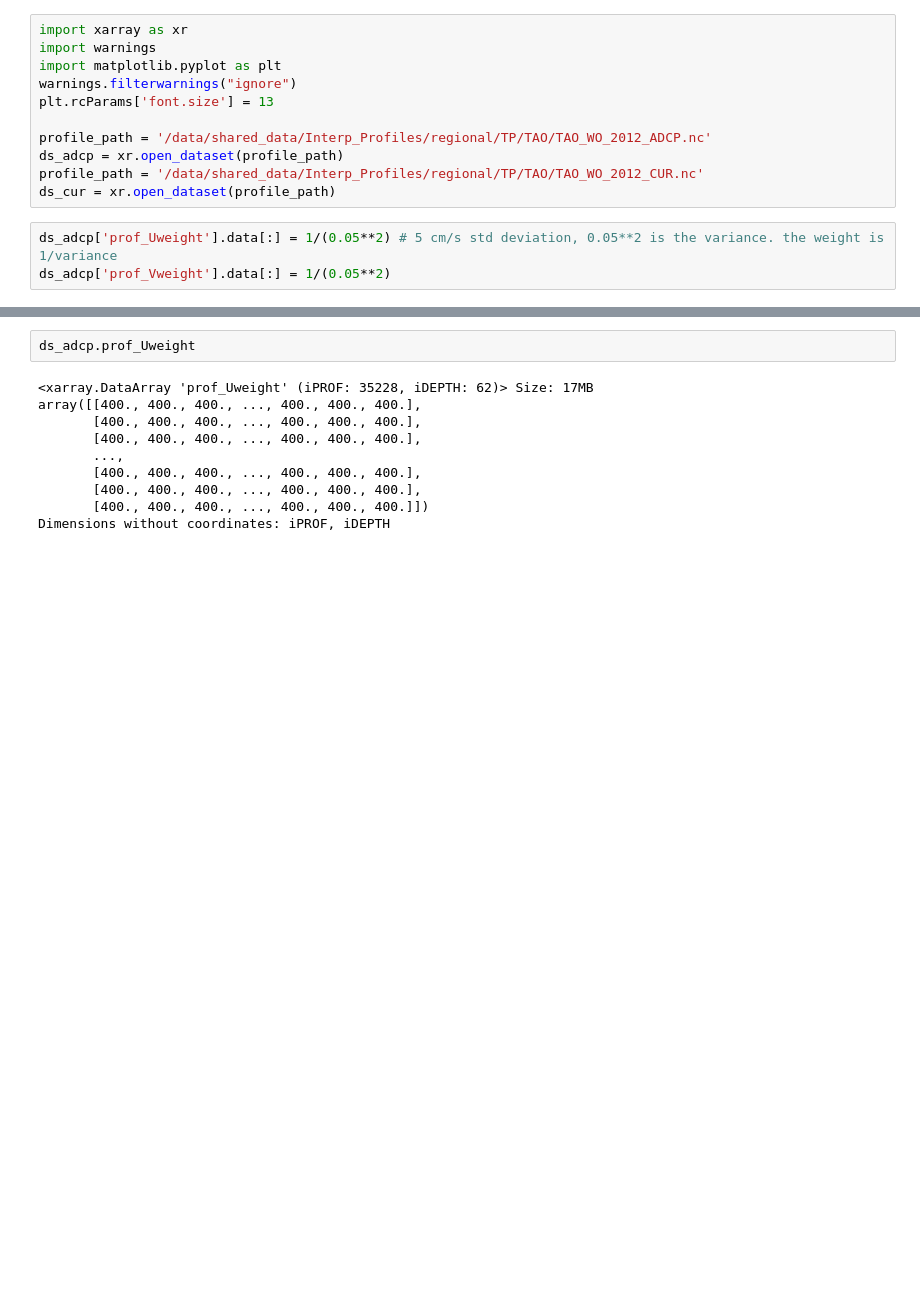
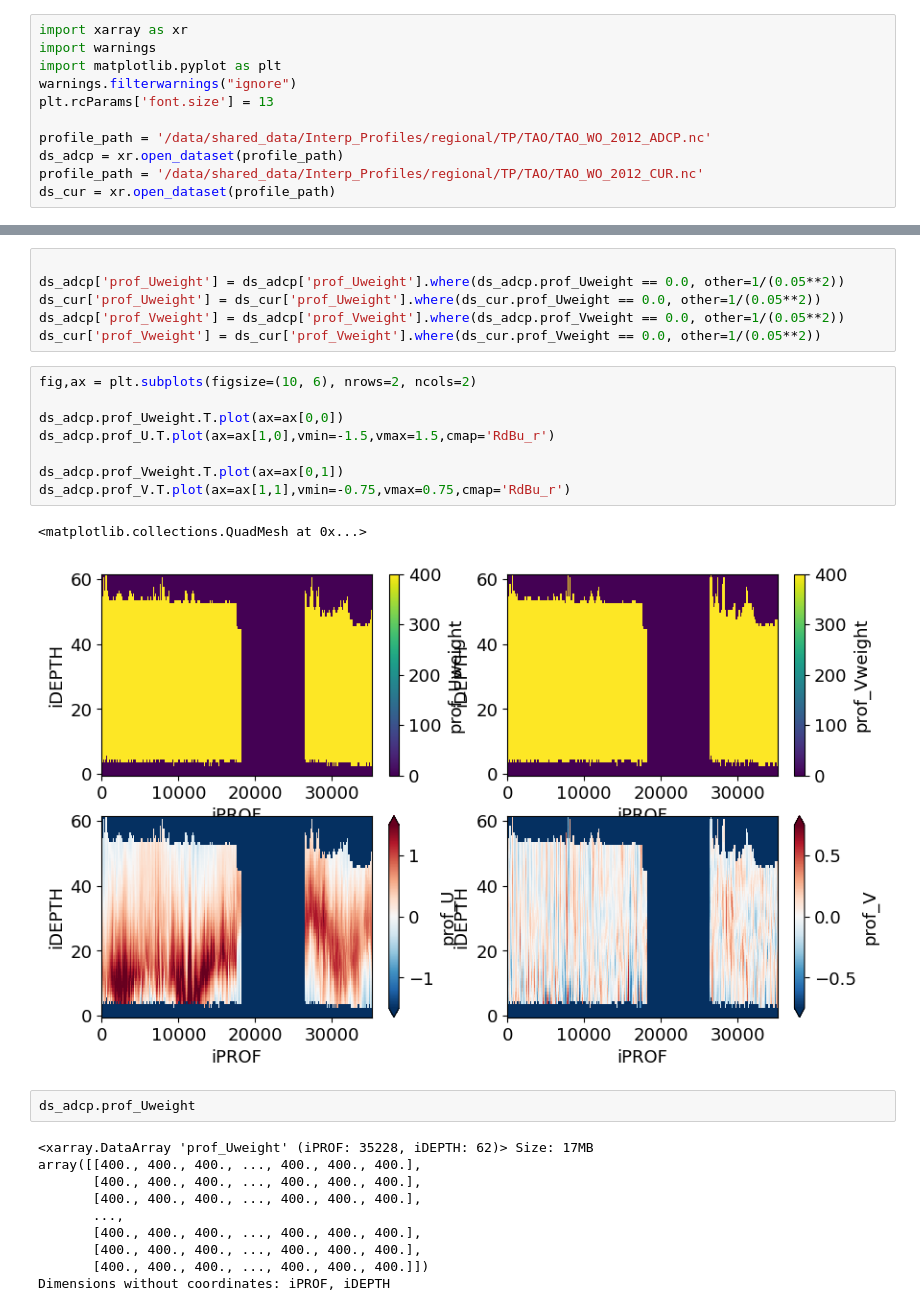
Before and after one commit to eldavenport/TPOSE6_VelocityAssim, a Jupyter notebook: model_setup/set_velocity_profile_weights.ipynb, the cells around one changed output, grey strips where cells are left out. Saved outputs shown, nothing was run; the diff lists cells and outputs as text; blank space fills up the shorter version.

Commit message:
updadting set prof weights script to leave the weights associated with -9999 values as 0.

```diff
--- a/model_setup/set_velocity_profile_weights.ipynb
+++ b/model_setup/set_velocity_profile_weights.ipynb
@@ -16,6 +16,3 @@ profile_path = '/data/shared_data/Interp_Profiles/regional/TP/TAO/TAO_WO_2012_AD
 ds_adcp = xr.open_dataset(profile_path)
 profile_path = '/data/shared_data/Interp_Profiles/regional/TP/TAO/TAO_WO_2012_CUR.nc'
 ds_cur = xr.open_dataset(profile_path)
-# %%
-ds_adcp['prof_Uweight'].data[:] = 1/(0.05**2) # 5 cm/s std deviation, 0.05**2 is the variance. the weight is 1/variance
-ds_adcp['prof_Vweight'].data[:] = 1/(0.05**2)
@@ -25,3 +36,20 @@ ds_cur['prof_Vweight'].data[:] = 1/(0.05**2)
+# %%
+
+ds_adcp['prof_Uweight'] = ds_adcp['prof_Uweight'].where(ds_adcp.prof_Uweight == 0.0, other=1/(0.05**2))
+ds_cur['prof_Uweight'] = ds_cur['prof_Uweight'].where(ds_cur.prof_Uweight == 0.0, other=1/(0.05**2))
+ds_adcp['prof_Vweight'] = ds_adcp['prof_Vweight'].where(ds_adcp.prof_Vweight == 0.0, other=1/(0.05**2))
+ds_cur['prof_Vweight'] = ds_cur['prof_Vweight'].where(ds_cur.prof_Vweight == 0.0, other=1/(0.05**2))
+# %%
+fig,ax = plt.subplots(figsize=(10, 6), nrows=2, ncols=2)
+
+ds_adcp.prof_Uweight.T.plot(ax=ax[0,0])
+ds_adcp.prof_U.T.plot(ax=ax[1,0],vmin=-1.5,vmax=1.5,cmap='RdBu_r')
+
+ds_adcp.prof_Vweight.T.plot(ax=ax[0,1])
+ds_adcp.prof_V.T.plot(ax=ax[1,1],vmin=-0.75,vmax=0.75,cmap='RdBu_r')
+# %% [output]
+<matplotlib.collections.QuadMesh at 0x...>
+[figure, added]
 # %%
 ds_adcp.prof_Uweight
 # %% [output]
```
Also changed, not shown: parts of 4 cells of this notebook.
